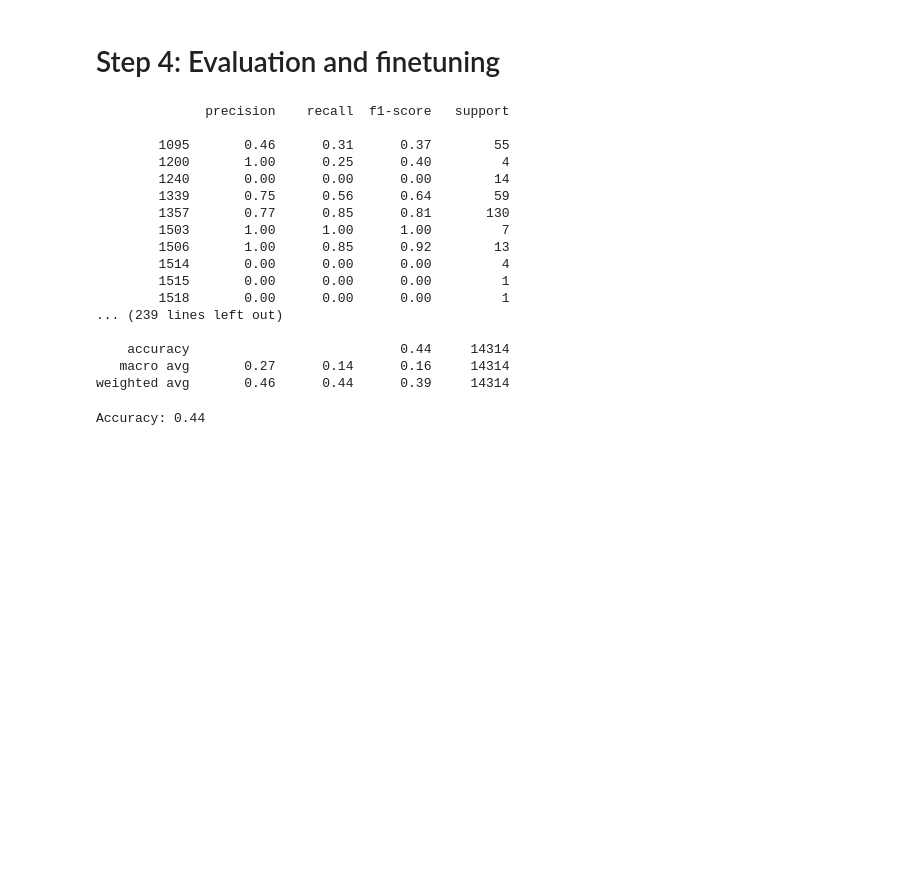
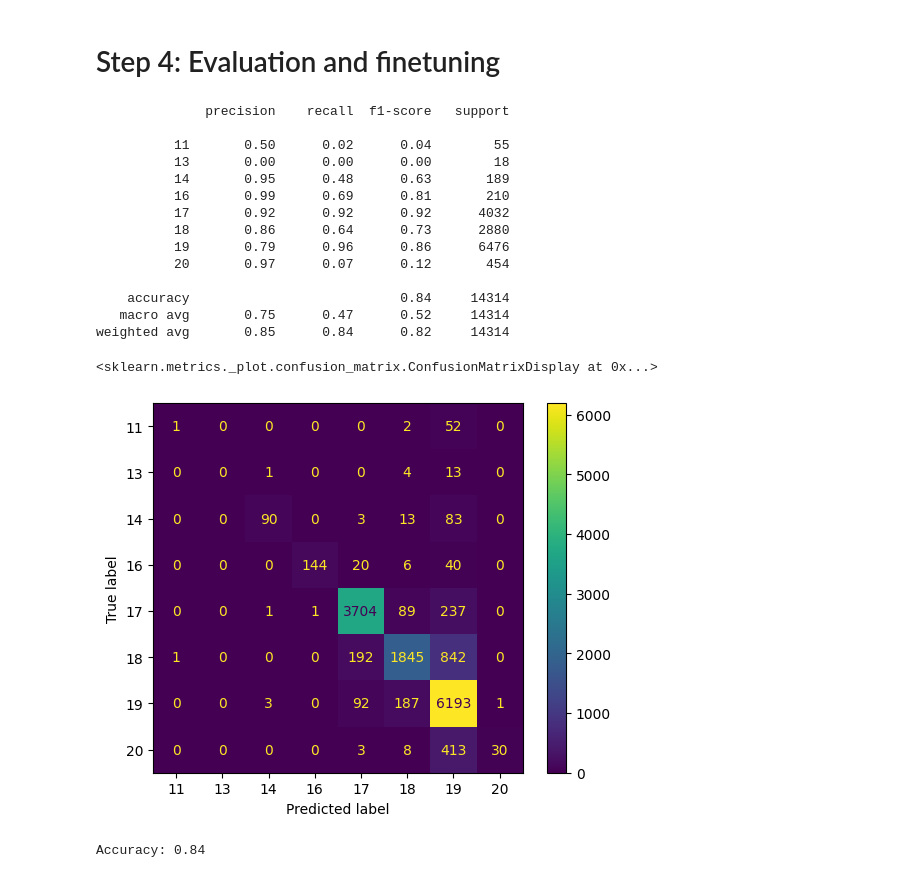
Before and after one commit to Aziz-Zeghal/NLP1-Poetry, a Jupyter notebook: logistic_regression.ipynb, the cells around one changed output. Saved outputs shown, nothing was run; the diff lists cells and outputs as text; code cells hidden in the pictures; blank space fills up the shorter version.

Commit message:
fix: Logistic Regression with centuries V2

```diff
--- a/logistic_regression.ipynb
+++ b/logistic_regression.ipynb
@@ -45,11 +54,14 @@ array(['Gebohrn, und wiederumb, o Mensch, gebohren werden,\nErrettet dich vom To
       dtype=object)
 # %% [markdown]
 # Step 2: Preprocessing
+# %%
+# Transform all date to centuries, else we have 304 classes
+poems_df["creation"] = poems_df["creation"].apply(lambda x: str(int(x)// 100 + 1))
 # %%
 german_stop_words = stopwords.words("german")
 
-vectorizer = TfidfVectorizer(stop_words=german_stop_words, max_features=5000)
+vectorizer = TfidfVectorizer(stop_words=german_stop_words)
 
 x = vectorizer.fit_transform(poems_df["text"])
-y = poems_df["creation"].values
+y = poems_df["creation"]
 # %%
@@ -112,24 +111,26 @@ print(classification_report(y_test,y_found, zero_division=0))
 # %% [output]
               precision    recall  f1-score   support
 
-        1095       0.46      0.31      0.37        55
-        1200       1.00      0.25      0.40         4
-        1240       0.00      0.00      0.00        14
-        1339       0.75      0.56      0.64        59
-        1357       0.77      0.85      0.81       130
-        1503       1.00      1.00      1.00         7
-        1506       1.00      0.85      0.92        13
-        1514       0.00      0.00      0.00         4
-        1515       0.00      0.00      0.00         1
-        1518       0.00      0.00      0.00         1
-... (239 lines left out)
+          11       0.50      0.02      0.04        55
+          13       0.00      0.00      0.00        18
+          14       0.95      0.48      0.63       189
+          16       0.99      0.69      0.81       210
+          17       0.92      0.92      0.92      4032
+          18       0.86      0.64      0.73      2880
+          19       0.79      0.96      0.86      6476
+          20       0.97      0.07      0.12       454
 
-    accuracy                           0.44     14314
-   macro avg       0.27      0.14      0.16     14314
-weighted avg       0.46      0.44      0.39     14314
+    accuracy                           0.84     14314
+   macro avg       0.75      0.47      0.52     14314
+weighted avg       0.85      0.84      0.82     14314
+# %%
+ConfusionMatrixDisplay.from_estimator(model, x_test, y_test)
+# %% [output]
+<sklearn.metrics._plot.confusion_matrix.ConfusionMatrixDisplay at 0x...>
+[figure, added]
 # %%
 # Compare the results with the actual y values
 accuracy = accuracy_score(y_test, y_found)
 print(f"Accuracy: {accuracy:.2f}")
 # %% [output]
-Accuracy: 0.44
+Accuracy: 0.84
```
Also changed, not shown: parts of 7 cells of this notebook.
